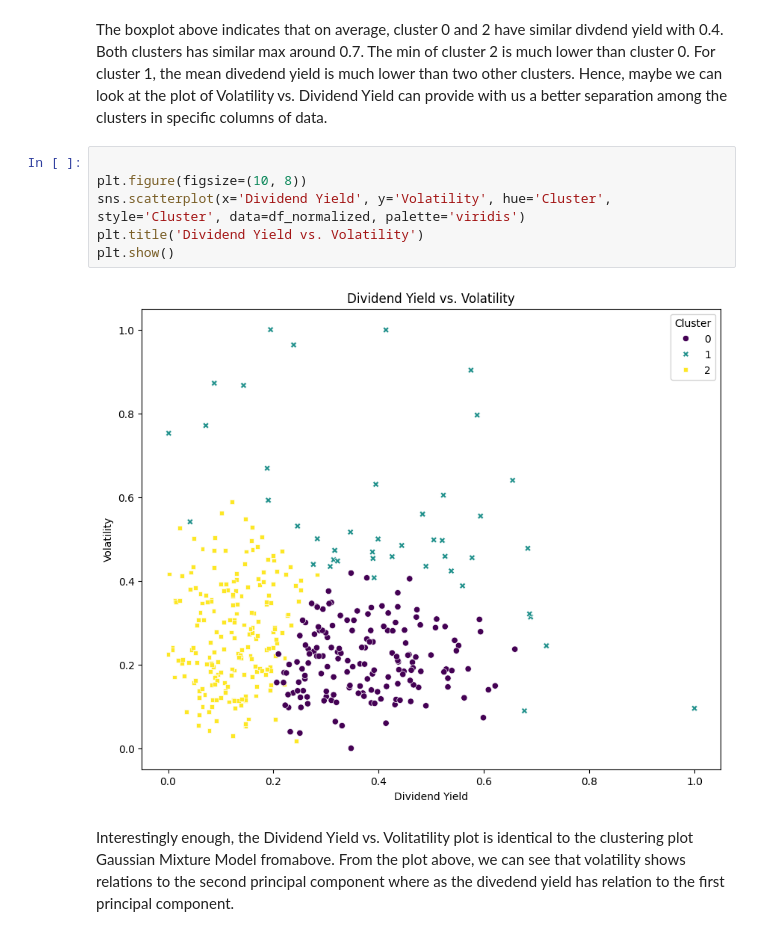
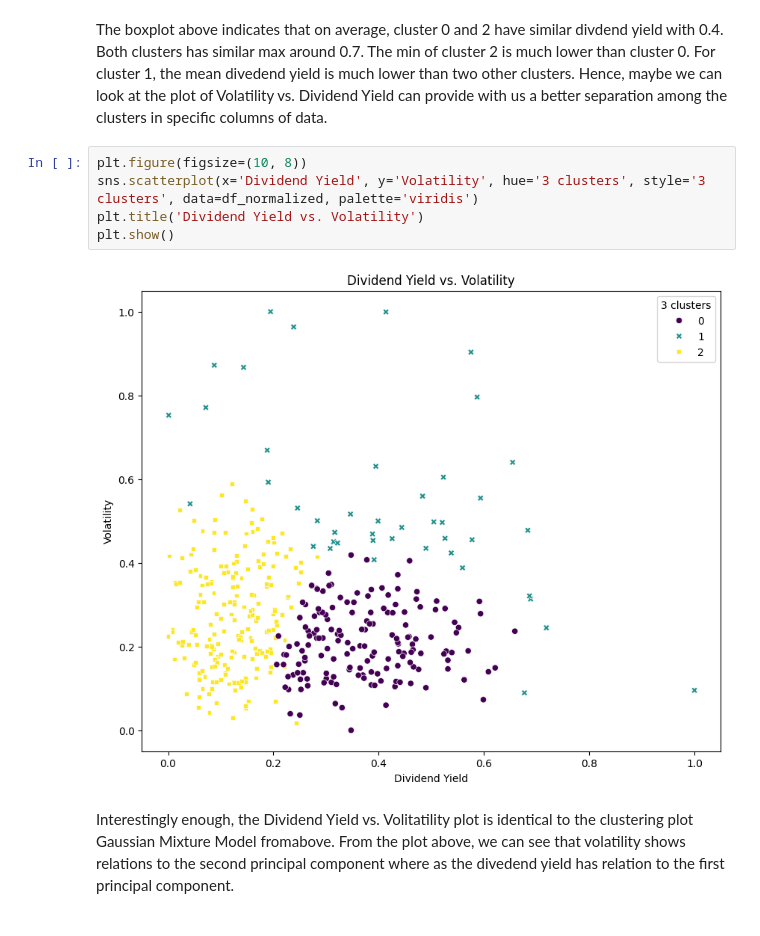
Before and after one commit to Purpup/COGS118B-Project, a Jupyter notebook: FinalProject.ipynb, the cells around one changed output. Saved outputs shown, nothing was run; the diff lists cells and outputs as text.

```diff
--- a/FinalProject.ipynb
+++ b/FinalProject.ipynb
@@ -549,12 +534,11 @@ Passing `palette` without assigning `hue` is deprecated and will be removed in v
 # %% [markdown]
 The boxplot above indicates that on average, cluster 0 and 2 have similar divdend yield with 0.4. Both clusters has similar max around 0.7. The min of cluster 2 is much lower than cluster 0. For cluster 1, the mean divedend yield is much lower than two other clusters. Hence, maybe we can look at the plot of Volatility vs. Dividend Yield can provide with us a better separation among the clusters in specific columns of data.
 # %%
-
 plt.figure(figsize=(10, 8))
-sns.scatterplot(x='Dividend Yield', y='Volatility', hue='Cluster', style='Cluster', data=df_normalized, palette='viridis')
+sns.scatterplot(x='Dividend Yield', y='Volatility', hue='3 clusters', style='3 clusters', data=df_normalized, palette='viridis')
 plt.title('Dividend Yield vs. Volatility')
 plt.show()
 # %% [output]
-[figure, old version]
+[figure, new version]
 # %% [markdown]
 Interestingly enough, the Dividend Yield vs. Volitatility plot is identical to the clustering plot Gaussian Mixture Model fromabove. From the plot above, we can see that volatility shows relations to the second principal component where as the divedend yield has relation to the first principal component.
```
Also changed, not shown: parts of 4 cells of this notebook.
